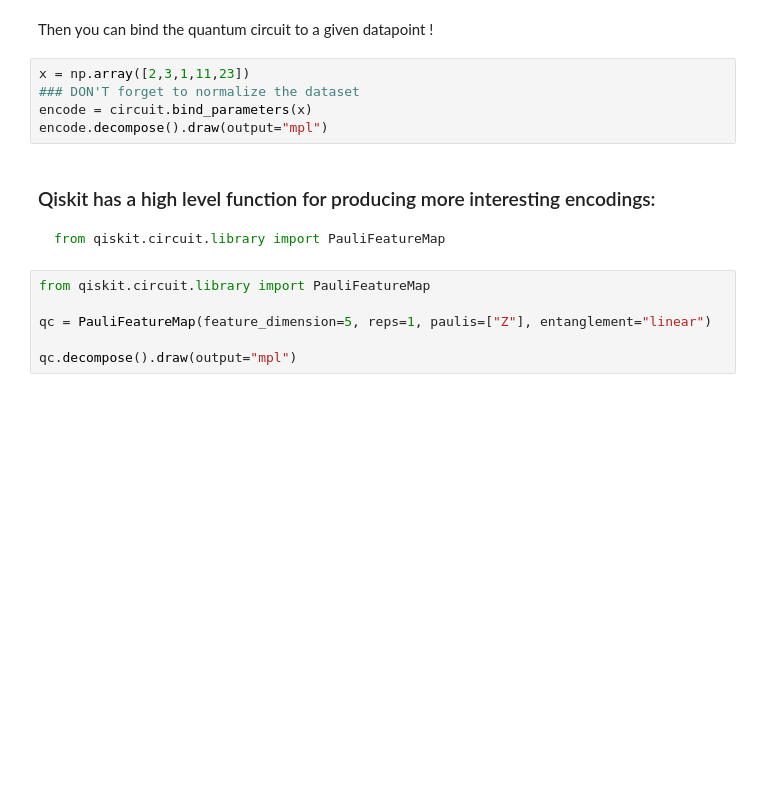
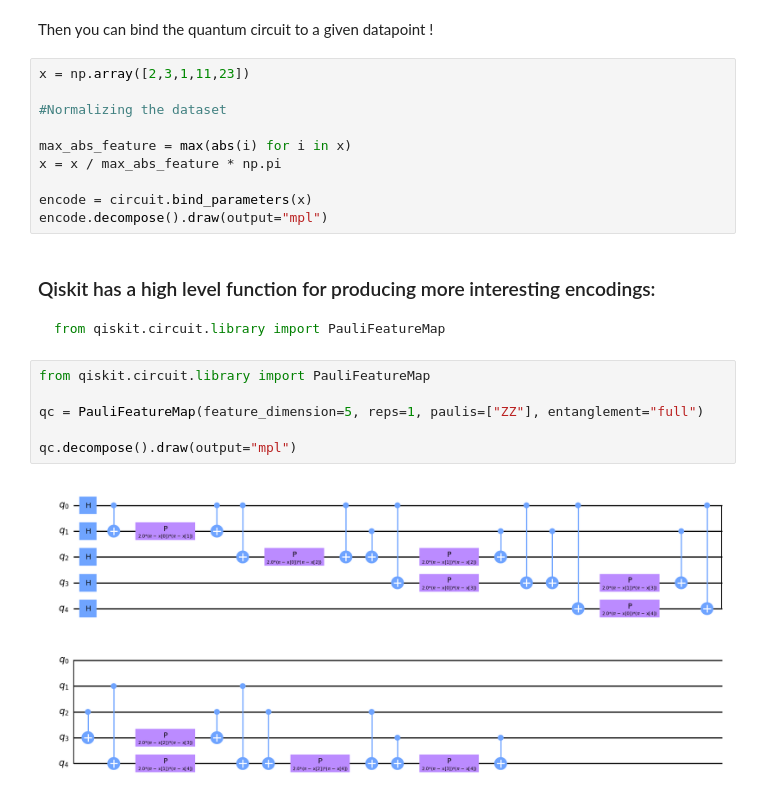
Before and after one commit to gaby65433/Quantum-Data-Science, a Jupyter notebook: TPs/TP6 - Data Encoding/data_encoding.ipynb, the cells around one changed output. Drawn from its saved outputs; the diff is of its cells as text; blank space fills up the shorter version.

```diff
--- a/TPs/TP6 - Data Encoding/data_encoding.ipynb
+++ b/TPs/TP6 - Data Encoding/data_encoding.ipynb
@@ -335,7 +345,12 @@ circuit.decompose().draw(output="mpl")
 Then you can bind the quantum circuit to a given datapoint !
 # %%
 x = np.array([2,3,1,11,23])
-### DON'T forget to normalize the dataset
+
+#Normalizing the dataset
+
+max_abs_feature = max(abs(i) for i in x)
+x = x / max_abs_feature * np.pi
+
 encode = circuit.bind_parameters(x)
 encode.decompose().draw(output="mpl")
 # %% [markdown]
@@ -347,6 +362,8 @@ from qiskit.circuit.library import PauliFeatureMap
 # %%
 from qiskit.circuit.library import PauliFeatureMap
 
-qc = PauliFeatureMap(feature_dimension=5, reps=1, paulis=["Z"], entanglement="linear")
+qc = PauliFeatureMap(feature_dimension=5, reps=1, paulis=["ZZ"], entanglement="full")
 
 qc.decompose().draw(output="mpl")
+# %% [output]
+[figure, added]
```
Also changed, not shown: parts of 10 cells of this notebook, 4 other files.
